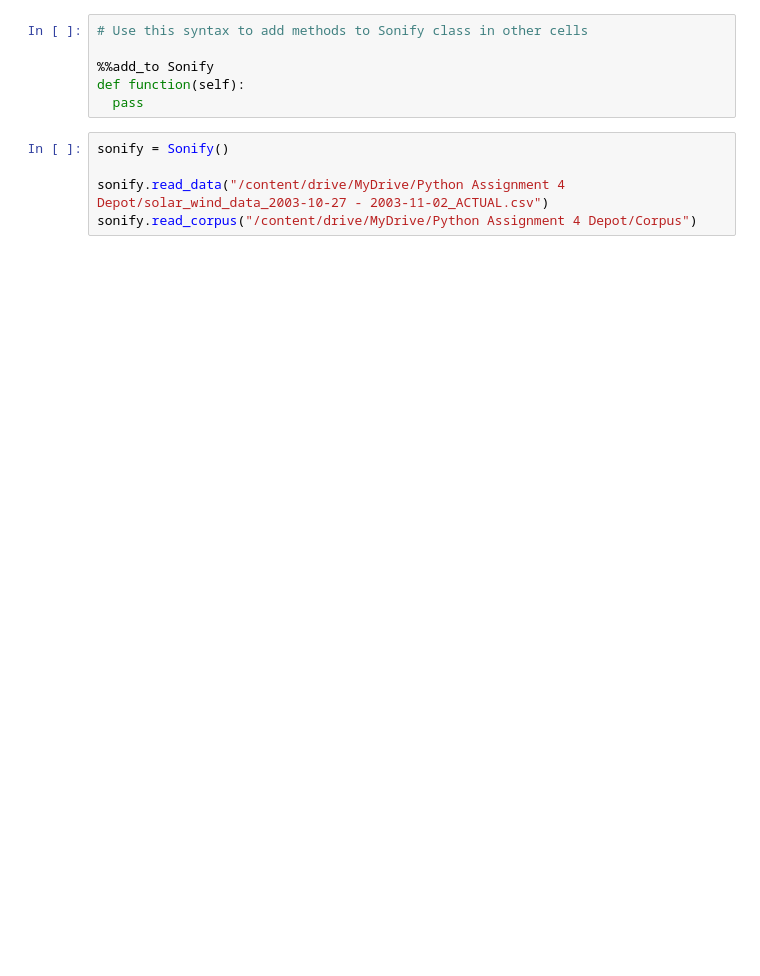
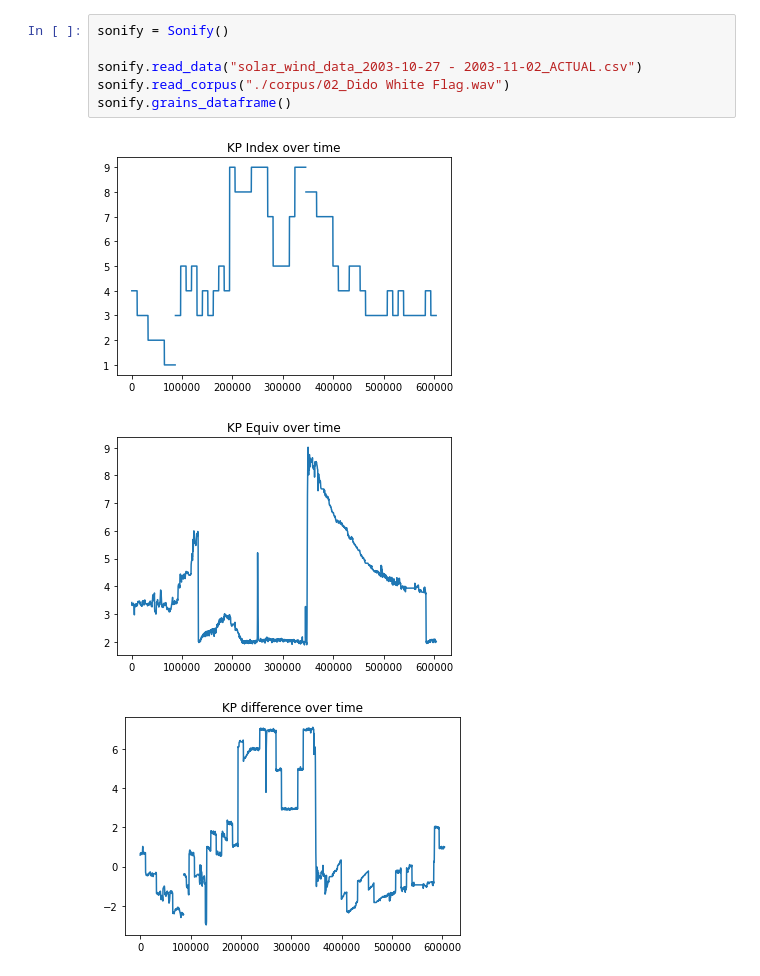
Before and after one commit to aememis/dido-in-space, a Jupyter notebook: sonify_northern_lights.ipynb, the cells around one changed output. Saved outputs shown, nothing was run; the diff lists cells and outputs as text; blank space fills up the shorter version.

Commit message:
Added grain dataframe and feature extraction

```diff
--- a/sonify_northern_lights.ipynb
+++ b/sonify_northern_lights.ipynb
@@ -128,11 +144,10 @@ class Sonify:
-# %%
-# Use this syntax to add methods to Sonify class in other cells
-
-%%add_to Sonify
-def function(self):
-  pass
 # %%
 sonify = Sonify()
 
-sonify.read_data("/content/drive/MyDrive/Python Assignment 4 Depot/solar_wind_data_2003-10-27 - 2003-11-02_ACTUAL.csv")
-sonify.read_corpus("/content/drive/MyDrive/Python Assignment 4 Depot/Corpus")
+sonify.read_data("solar_wind_data_2003-10-27 - 2003-11-02_ACTUAL.csv")
+sonify.read_corpus("./corpus/02_Dido White Flag.wav")
+sonify.grains_dataframe()
+# %% [output]
+[figure, added]
+[figure, added]
+[figure, added]
```
Also changed, not shown: parts of 3 cells of this notebook.
